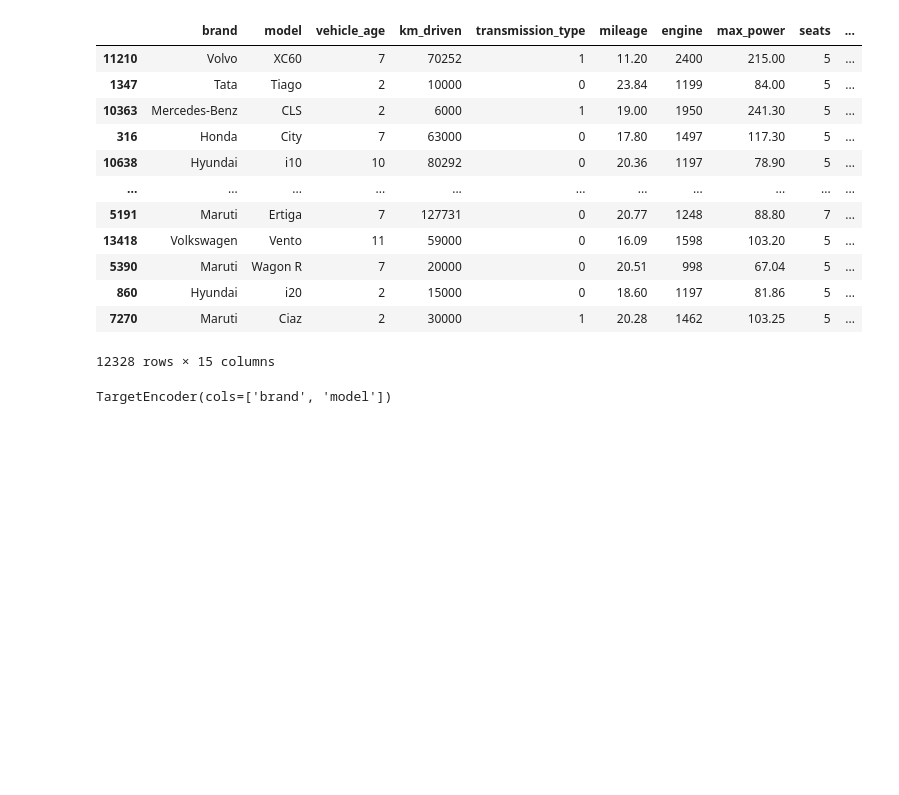
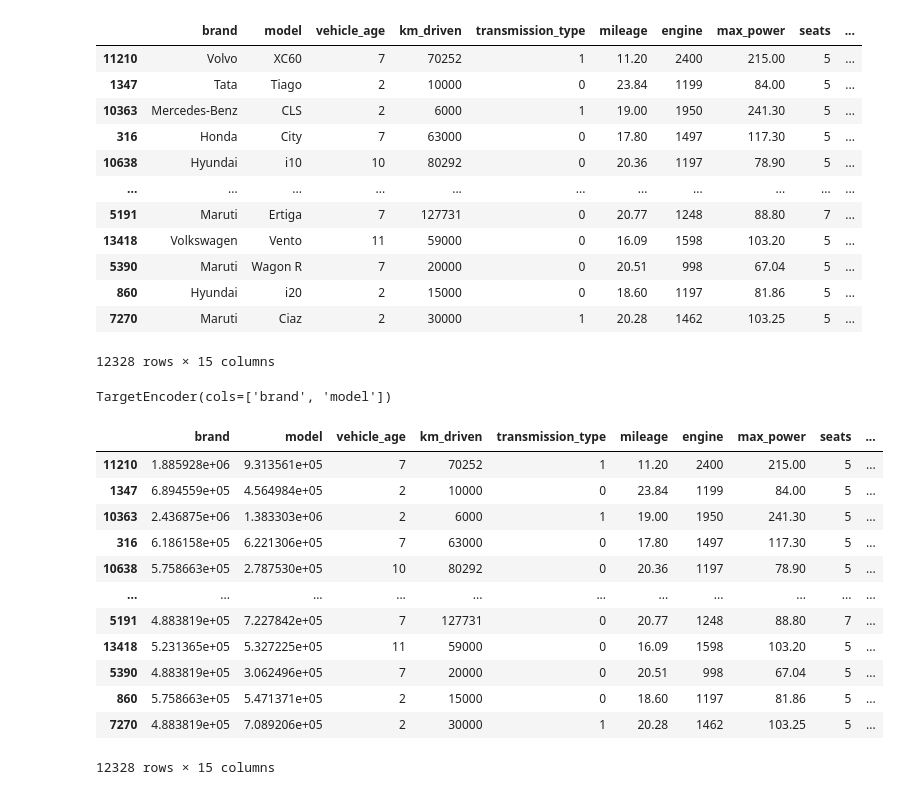
Before and after one commit to 1404Samyak/Random_Forest-_Regressor, a Jupyter notebook: carprice.ipynb, the cells around one changed output. Saved outputs shown, nothing was run; the diff lists cells and outputs as text; code cells hidden in the pictures; blank space fills up the shorter version.

```diff
--- a/carprice.ipynb
+++ b/carprice.ipynb
@@ -148,3 +152,21 @@ encoder=ce.TargetEncoder(cols=categorical_columns)
 encoder
 # %% [output]
 TargetEncoder(cols=['brand', 'model'])
+# %%
+X_train=encoder.fit_transform(X_train,y_train)
+X_test=encoder.transform(X_test)
+X_train
+# %% [output]
+|  | brand | model | vehicle_age | km_driven | transmission_type | mileage | engine | max_power | seats | ... |
+| 11210 | 1.885928e+06 | 9.313561e+05 | 7 | 70252 | 1 | 11.20 | 2400 | 215.00 | 5 | ... |
+| 1347 | 6.894559e+05 | 4.564984e+05 | 2 | 10000 | 0 | 23.84 | 1199 | 84.00 | 5 | ... |
+| 10363 | 2.436875e+06 | 1.383303e+06 | 2 | 6000 | 1 | 19.00 | 1950 | 241.30 | 5 | ... |
+| 316 | 6.186158e+05 | 6.221306e+05 | 7 | 63000 | 0 | 17.80 | 1497 | 117.30 | 5 | ... |
+| 10638 | 5.758663e+05 | 2.787530e+05 | 10 | 80292 | 0 | 20.36 | 1197 | 78.90 | 5 | ... |
+| ... | ... | ... | ... | ... | ... | ... | ... | ... | ... | ... |
+| 5191 | 4.883819e+05 | 7.227842e+05 | 7 | 127731 | 0 | 20.77 | 1248 | 88.80 | 7 | ... |
+| 13418 | 5.231365e+05 | 5.327225e+05 | 11 | 59000 | 0 | 16.09 | 1598 | 103.20 | 5 | ... |
+| 5390 | 4.883819e+05 | 3.062496e+05 | 7 | 20000 | 0 | 20.51 | 998 | 67.04 | 5 | ... |
+| 860 | 5.758663e+05 | 5.471371e+05 | 2 | 15000 | 0 | 18.60 | 1197 | 81.86 | 5 | ... |
+| 7270 | 4.883819e+05 | 7.089206e+05 | 2 | 30000 | 1 | 20.28 | 1462 | 103.25 | 5 | ... |
+12328 rows × 15 columns
```
Also changed, not shown: parts of 6 cells of this notebook.
